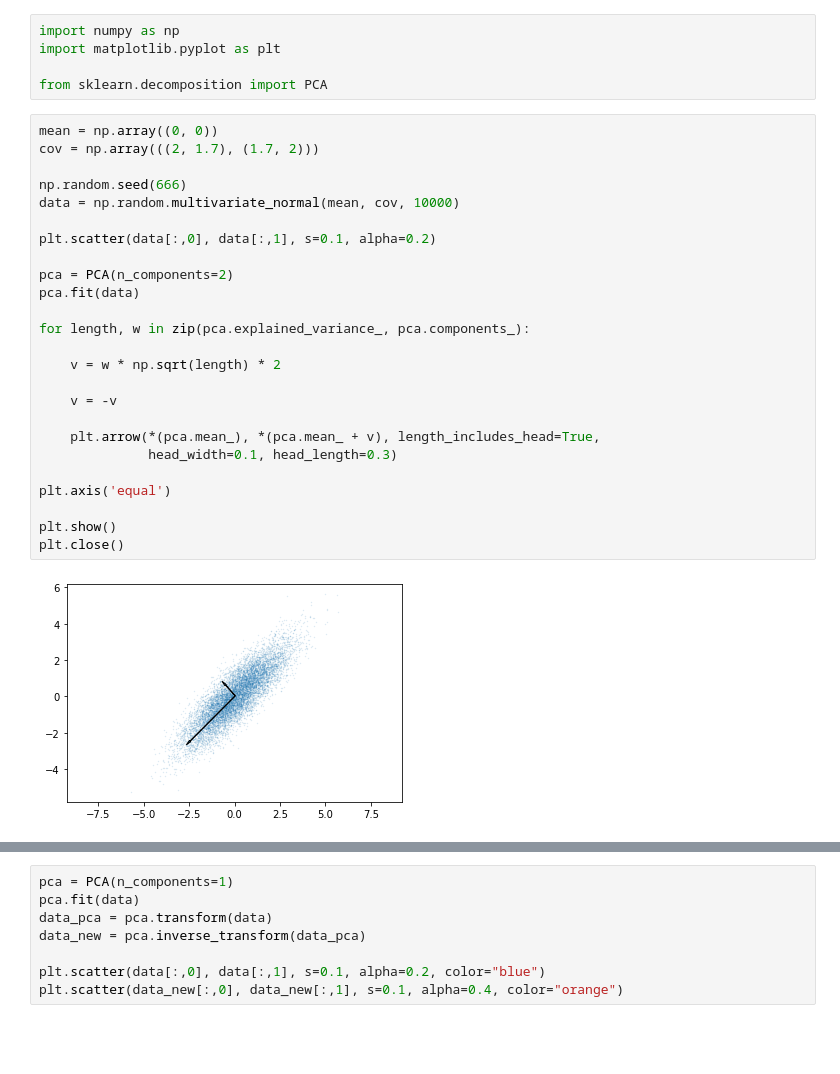
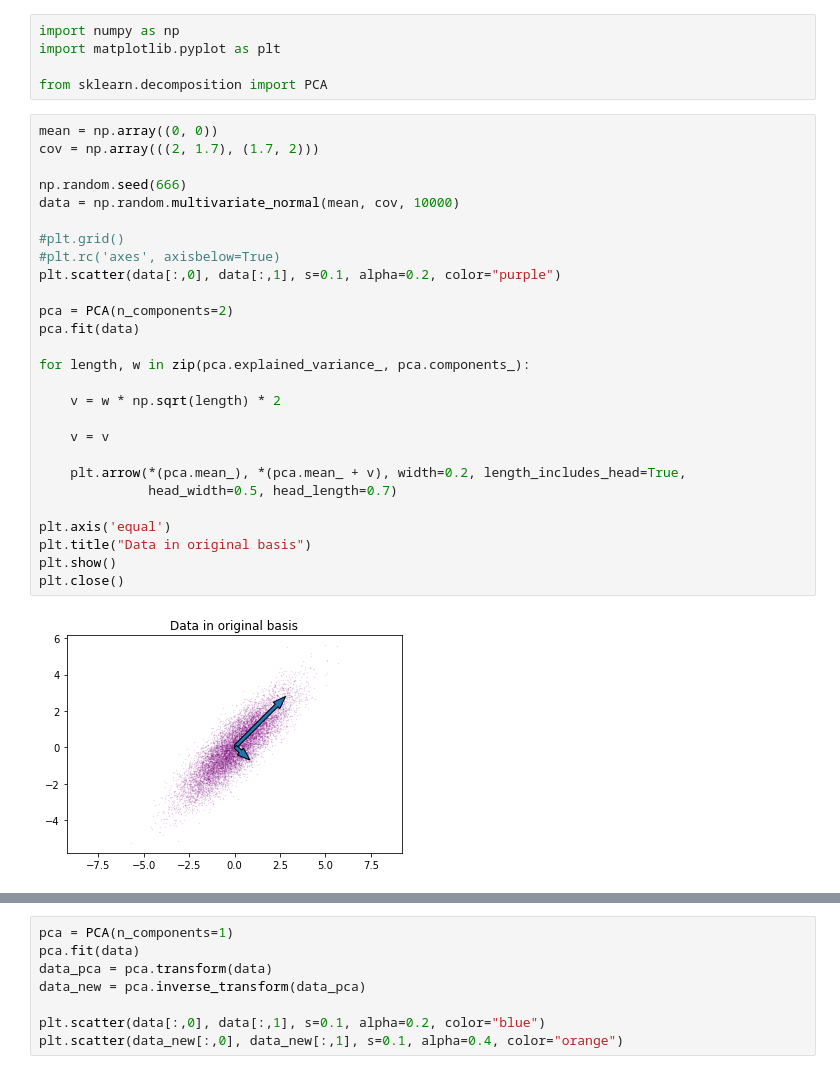
Before and after one commit to SyuW/Liquid-Crystals-Monte-Carlo, a Jupyter notebook: notebooks/PCA_Experiments.ipynb, the cells around one changed output, grey strips where cells are left out. Saved outputs shown, nothing was run; the diff lists cells and outputs as text; blank space fills up the shorter version.

```diff
--- a/notebooks/PCA_Experiments.ipynb
+++ b/notebooks/PCA_Experiments.ipynb
@@ -6,30 +6,32 @@ from sklearn.decomposition import PCA
 # %%
 mean = np.array((0, 0))
 cov = np.array(((2, 1.7), (1.7, 2)))
 
 np.random.seed(666)
 data = np.random.multivariate_normal(mean, cov, 10000)
 
-plt.scatter(data[:,0], data[:,1], s=0.1, alpha=0.2)
+#plt.grid()
+#plt.rc('axes', axisbelow=True)
+plt.scatter(data[:,0], data[:,1], s=0.1, alpha=0.2, color="purple")
 
 pca = PCA(n_components=2)
 pca.fit(data)
 
 for length, w in zip(pca.explained_variance_, pca.components_):
 
     v = w * np.sqrt(length) * 2
 
-    v = -v
+    v = v
 
-    plt.arrow(*(pca.mean_), *(pca.mean_ + v), length_includes_head=True,
-              head_width=0.1, head_length=0.3)
+    plt.arrow(*(pca.mean_), *(pca.mean_ + v), width=0.2, length_includes_head=True,
+              head_width=0.5, head_length=0.7)
 
 plt.axis('equal')
-
+plt.title("Data in original basis")
 plt.show()
 plt.close()
 # %% [output]
-[figure, old version]
+[figure, new version]
 # %%
 data_pca = pca.transform(data)
 
```
Also changed, not shown: parts of 4 cells of this notebook, 13 other files.
